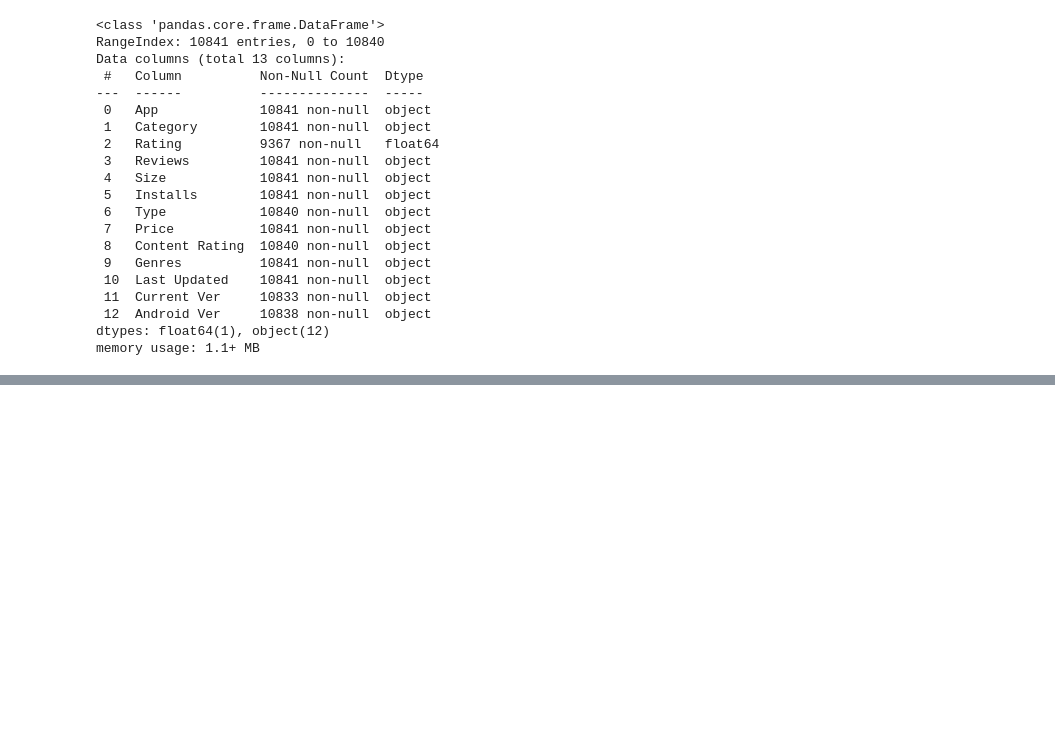
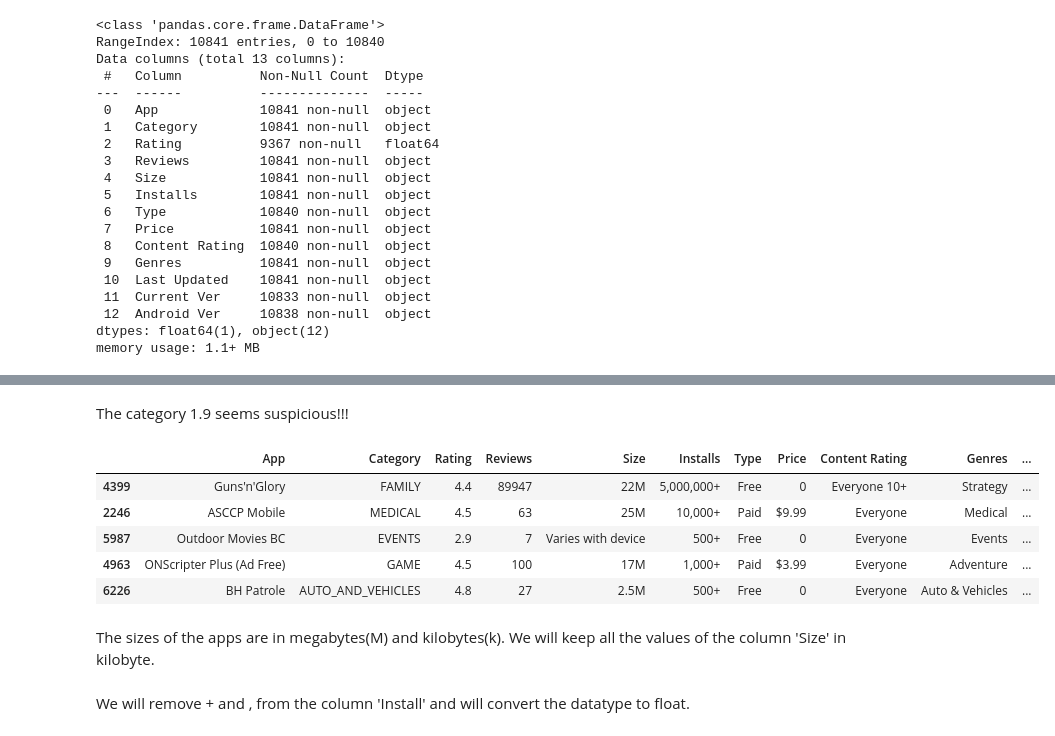
Before and after one commit to rahultj333/RJ--Capstone-Project--Play-Store-App-Analysis-, a Jupyter notebook: RAHUL_J_Play_Store_App_Review_Analysis_Capstone_Project.ipynb, the cells around one changed output, grey strips where cells are left out. Drawn from its saved outputs; the diff is of its cells as text; code cells hidden in the pictures; blank space fills up the shorter version.

```diff
--- a/RAHUL_J_Play_Store_App_Review_Analysis_Capstone_Project.ipynb
+++ b/RAHUL_J_Play_Store_App_Review_Analysis_Capstone_Project.ipynb
@@ -196,0 +272,19 @@ memory usage: 1.1+ MB
+# %% [markdown]
+The category 1.9 seems suspicious!!!
+# %%
+#droping the row with 1.9 category
+index=df2[df2['Category']=='1.9'].index
+df2.drop(axis=0, inplace=True, index=index)
+# %%
+# Let's check few sample rows
+
+df2.sample(5)
+# %% [output]
+|  | App | Category | Rating | Reviews | Size | Installs | Type | Price | Content Rating | Genres | ... |
+| 4399 | Guns'n'Glory | FAMILY | 4.4 | 89947 | 22M | 5,000,000+ | Free | 0 | Everyone 10+ | Strategy | ... |
+| 2246 | ASCCP Mobile | MEDICAL | 4.5 | 63 | 25M | 10,000+ | Paid | $9.99 | Everyone | Medical | ... |
+| 5987 | Outdoor Movies BC | EVENTS | 2.9 | 7 | Varies with device | 500+ | Free | 0 | Everyone | Events | ... |
+| 4963 | ONScripter Plus (Ad Free) | GAME | 4.5 | 100 | 17M | 1,000+ | Paid | $3.99 | Everyone | Adventure | ... |
+| 6226 | BH Patrole | AUTO_AND_VEHICLES | 4.8 | 27 | 2.5M | 500+ | Free | 0 | Everyone | Auto & Vehicles | ... |
+# %% [markdown]
+The sizes of the apps are in megabytes(M) and kilobytes(k). We will keep all the values of the column 'Size' in kilobyte.
@@ -196,0 +305,2 @@ memory usage: 1.1+ MB
+# %% [markdown]
+We will remove + and , from the column 'Install' and will convert the datatype to float.
```
Also changed, not shown: parts of 35 cells of this notebook.
